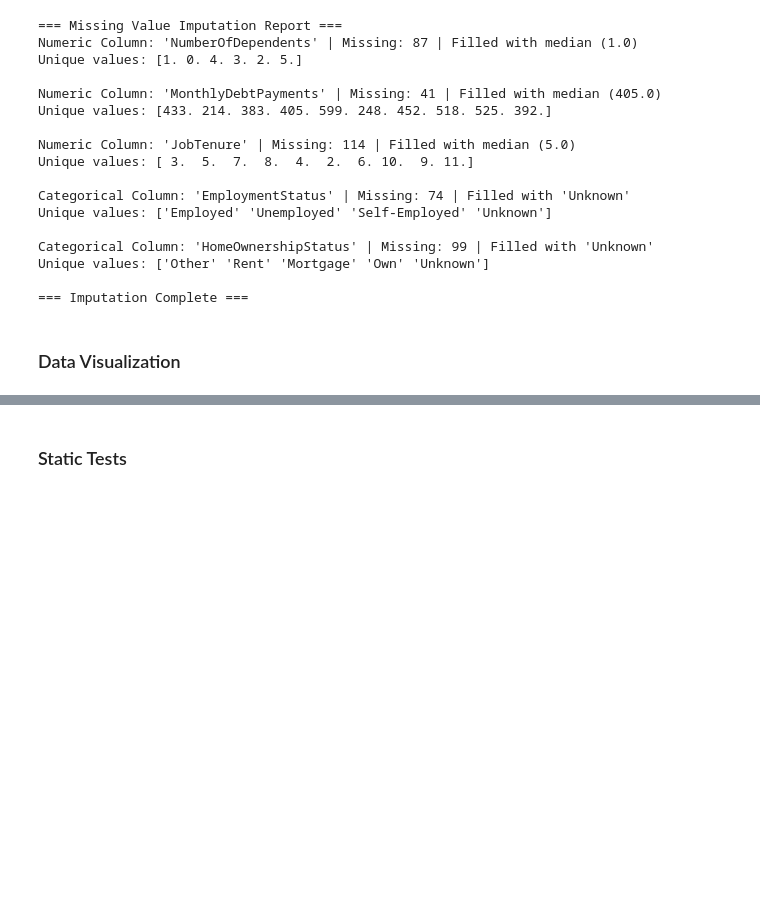
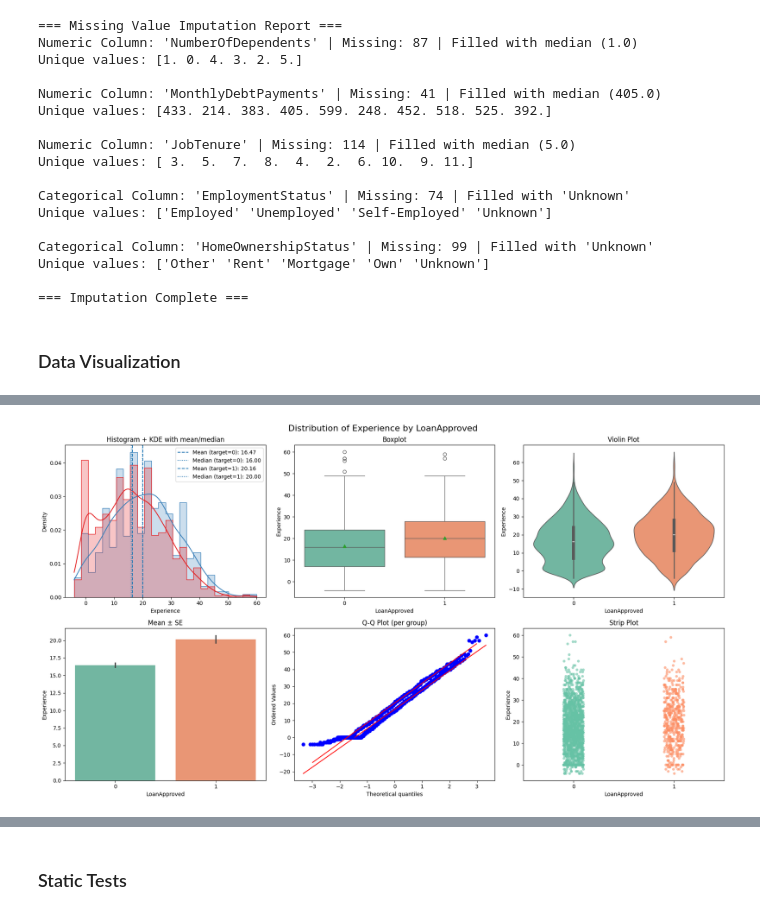
Before and after one commit to KimiyaVahidMotlagh/QBC-DA10-Group4Project1, a Jupyter notebook: DA10_EDA(Nan_fill_&_Visualize___Kimiya)_.ipynb, the cells around one changed output, grey strips where cells are left out. Drawn from its saved outputs; the diff is of its cells as text; code cells hidden in the pictures; blank space fills up the shorter version.

```diff
--- a/DA10_EDA(Nan_fill_&_Visualize___Kimiya)_.ipynb
+++ b/DA10_EDA(Nan_fill_&_Visualize___Kimiya)_.ipynb
@@ -226,0 +227,4 @@ plot_feature_vs_target(bank_data, feature_col="Age", target_col="LoanApproved")
+# %%
+plot_feature_vs_target(bank_data, feature_col="Experience", target_col="LoanApproved")
+# %% [output]
+[figure, added]
```
Also changed, not shown: parts of 5 cells of this notebook.
